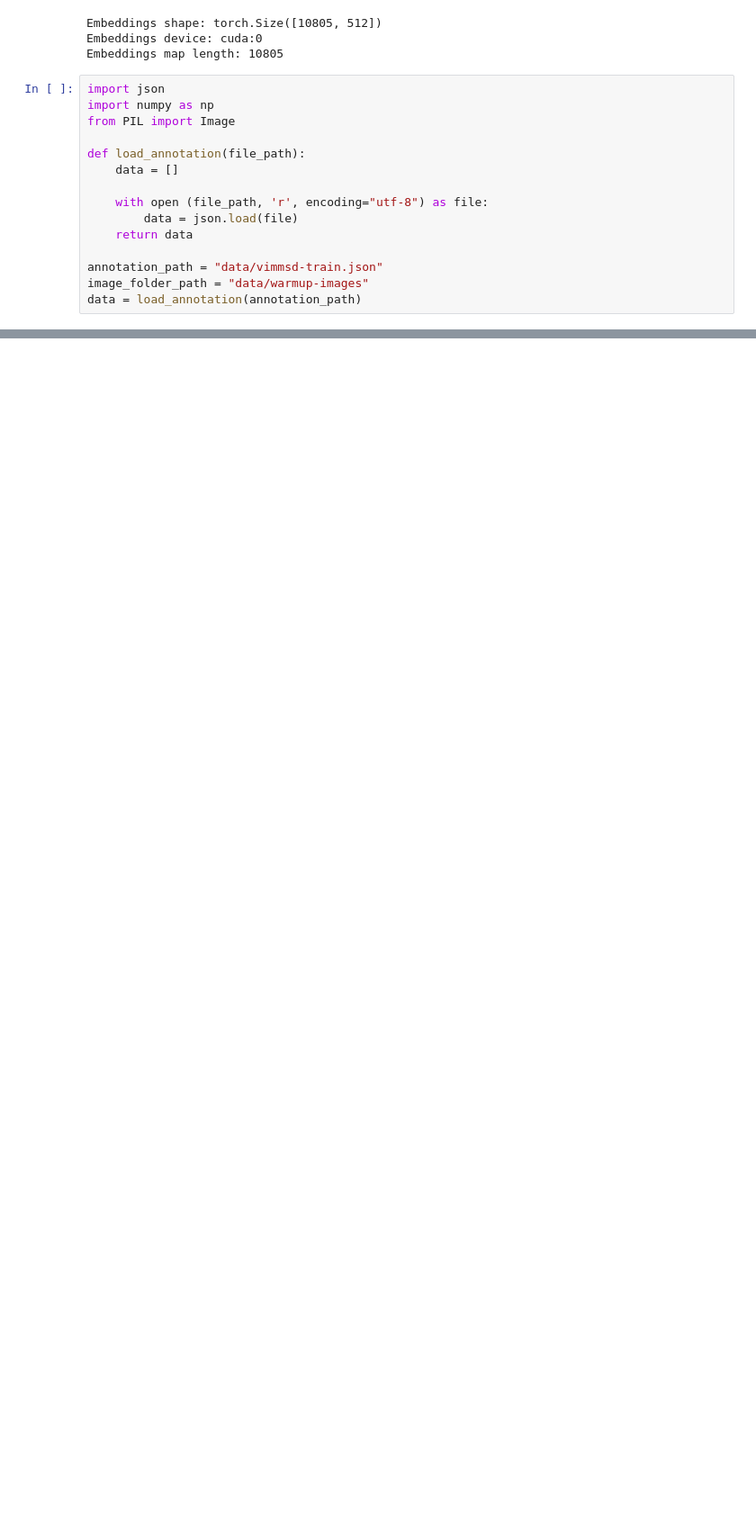
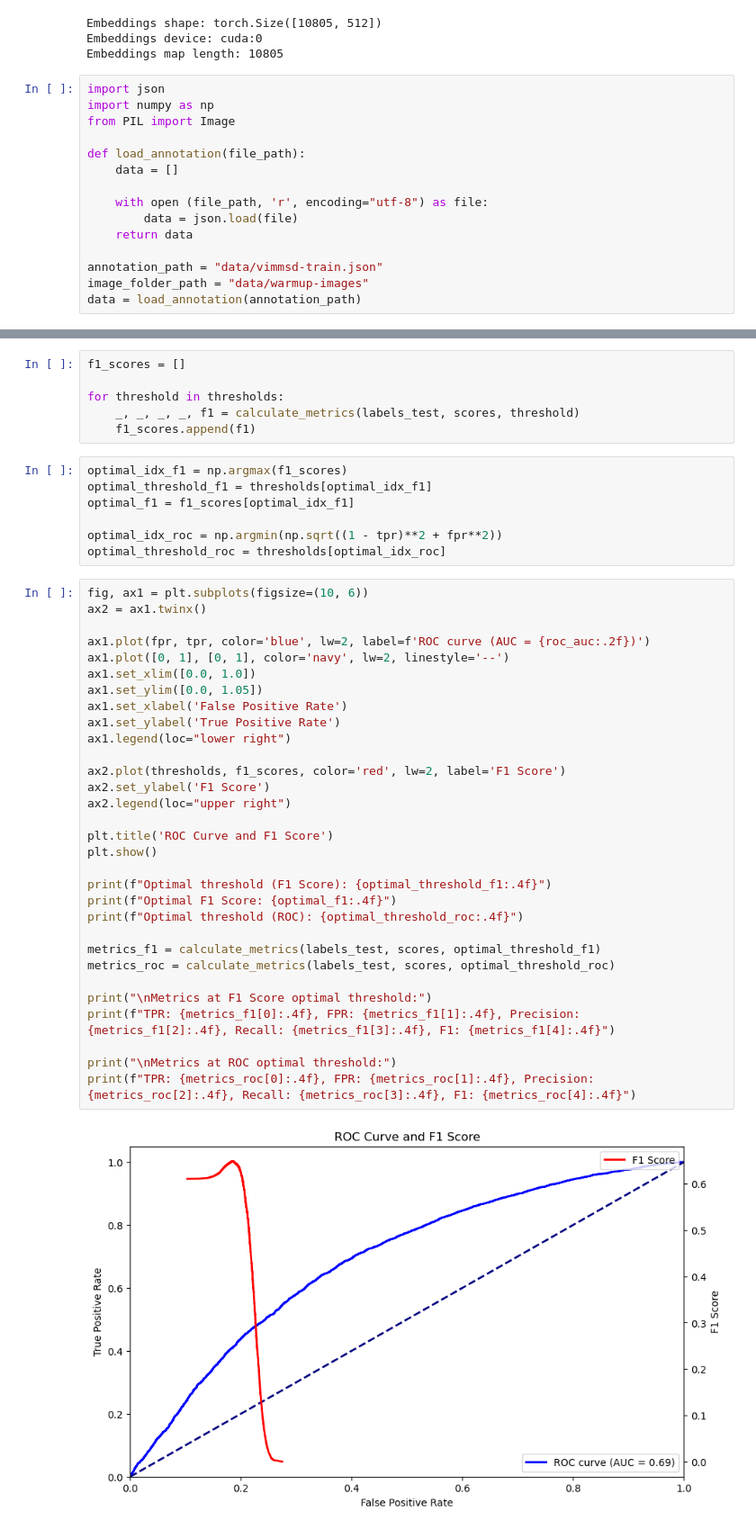
Before and after one commit to Venomsnaker/nlp-bachelor, a Jupyter notebook: dsc-uit/process-embeddings.ipynb, the cells around one changed output, grey strips where cells are left out. Shown: that part at 90% size. Saved outputs shown, nothing was run; the diff lists cells and outputs as text; blank space fills up the shorter version.

```diff
--- a/dsc-uit/process-embeddings.ipynb
+++ b/dsc-uit/process-embeddings.ipynb
@@ -111,0 +219,46 @@ plt.show()
+# %%
+f1_scores = []
+
+for threshold in thresholds:
+    _, _, _, _, f1 = calculate_metrics(labels_test, scores, threshold)
+    f1_scores.append(f1)
+# %%
+optimal_idx_f1 = np.argmax(f1_scores)
+optimal_threshold_f1 = thresholds[optimal_idx_f1]
+optimal_f1 = f1_scores[optimal_idx_f1]
+
+optimal_idx_roc = np.argmin(np.sqrt((1 - tpr)**2 + fpr**2))
+optimal_threshold_roc = thresholds[optimal_idx_roc]
+# %%
+fig, ax1 = plt.subplots(figsize=(10, 6))
+ax2 = ax1.twinx()
+
+ax1.plot(fpr, tpr, color='blue', lw=2, label=f'ROC curve (AUC = {roc_auc:.2f})')
+ax1.plot([0, 1], [0, 1], color='navy', lw=2, linestyle='--')
+ax1.set_xlim([0.0, 1.0])
+ax1.set_ylim([0.0, 1.05])
+ax1.set_xlabel('False Positive Rate')
+ax1.set_ylabel('True Positive Rate')
+ax1.legend(loc="lower right")
+
+ax2.plot(thresholds, f1_scores, color='red', lw=2, label='F1 Score')
+ax2.set_ylabel('F1 Score')
+ax2.legend(loc="upper right")
+
+plt.title('ROC Curve and F1 Score')
+plt.show()
+
+print(f"Optimal threshold (F1 Score): {optimal_threshold_f1:.4f}")
+print(f"Optimal F1 Score: {optimal_f1:.4f}")
+print(f"Optimal threshold (ROC): {optimal_threshold_roc:.4f}")
+
+metrics_f1 = calculate_metrics(labels_test, scores, optimal_threshold_f1)
+metrics_roc = calculate_metrics(labels_test, scores, optimal_threshold_roc)
+
+print("\nMetrics at F1 Score optimal threshold:")
+print(f"TPR: {metrics_f1[0]:.4f}, FPR: {metrics_f1[1]:.4f}, Precision: {metrics_f1[2]:.4f}, Recall: {metrics_f1[3]:.4f}, F1: {metrics_f1[4]:.4f}")
+
+print("\nMetrics at ROC optimal threshold:")
+print(f"TPR: {metrics_roc[0]:.4f}, FPR: {metrics_roc[1]:.4f}, Precision: {metrics_roc[2]:.4f}, Recall: {metrics_roc[3]:.4f}, F1: {metrics_roc[4]:.4f}")
+# %% [output]
+[figure, added]
```
Also changed, not shown: parts of 12 cells of this notebook, 2 other files.
